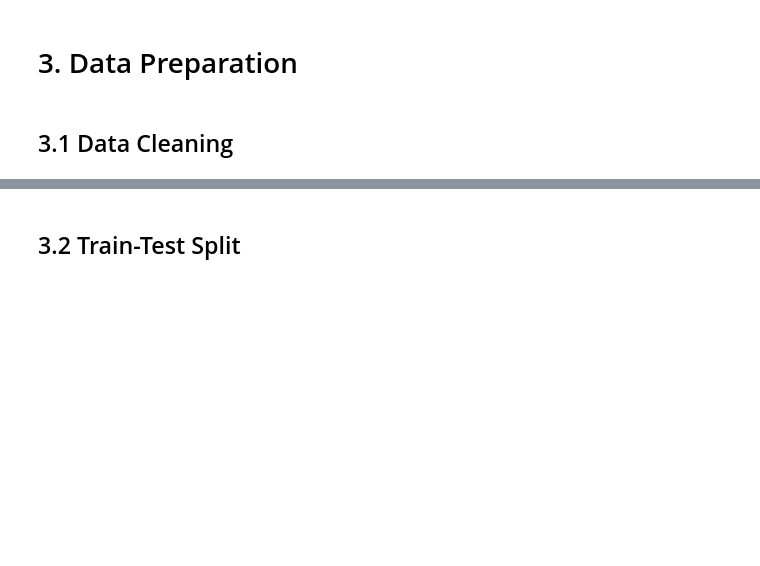
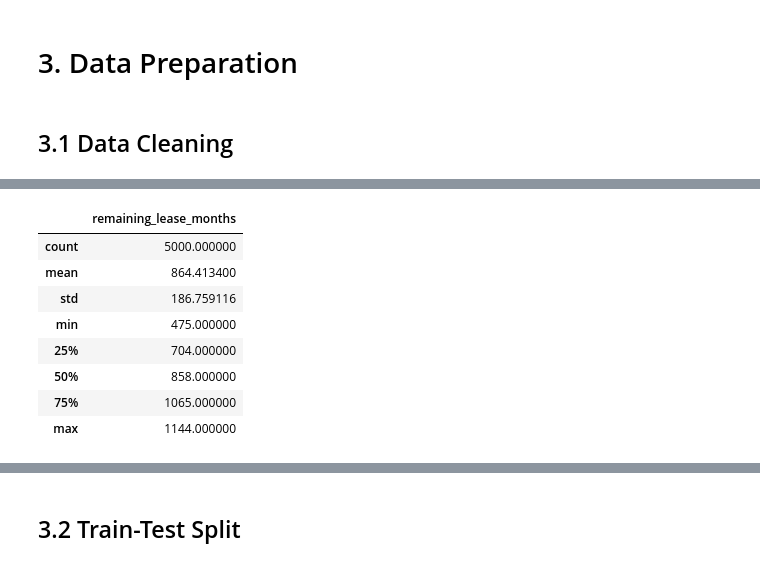
Before and after one commit to ikhlasmohammed/hdb-resale-price-predictor, a Jupyter notebook: Ikhlas_Code.ipynb, the cells around one changed output, grey strips where cells are left out. Cells and saved outputs as stored; diff of their text form; code cells hidden in the pictures; blank space fills up the shorter version.

```diff
--- a/Ikhlas_Code.ipynb
+++ b/Ikhlas_Code.ipynb
@@ -295,0 +309,22 @@ floor_area_sqm shows a positive correlation with resale_price, confirming it as
+# %%
+## Convert remaining_lease (e.g. "61 years 04 months") into a single numeric value
+## Rationale: models need numeric input; converting to total months keeps full precision
+def lease_to_months(lease_str):
+    parts = lease_str.split()
+    years = int(parts[0])
+    months = int(parts[2]) if len(parts) > 2 else 0
+    return years * 12 + months
+
+df_clean['remaining_lease_months'] = df_clean['remaining_lease'].apply(lease_to_months)
+df_clean = df_clean.drop(columns=['remaining_lease'])
+df_clean[['remaining_lease_months']].describe()
+# %% [output]
+|  | remaining_lease_months |
+| count | 5000.000000 |
+| mean | 864.413400 |
+| std | 186.759116 |
+| min | 475.000000 |
+| 25% | 704.000000 |
+| 50% | 858.000000 |
+| 75% | 1065.000000 |
+| max | 1144.000000 |
```
Also changed, not shown: parts of 4 cells of this notebook.
